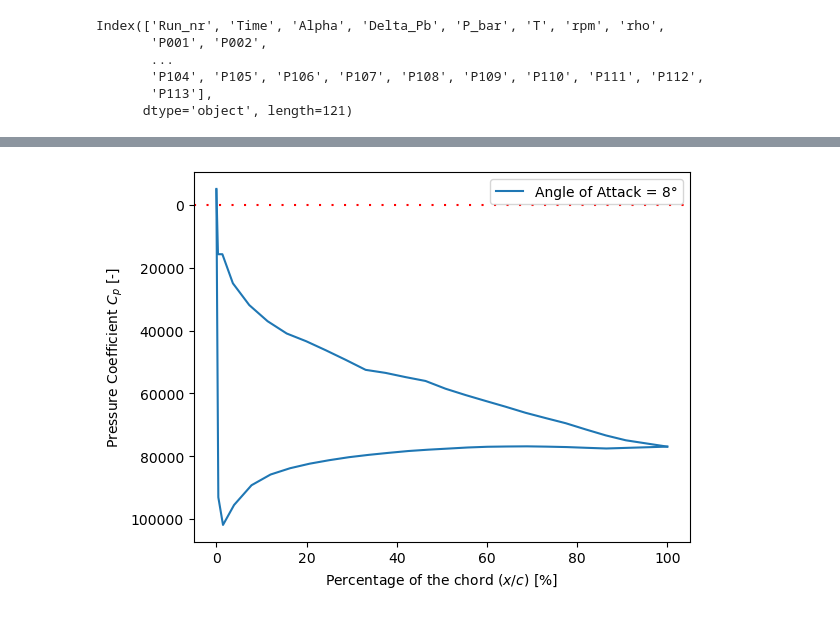
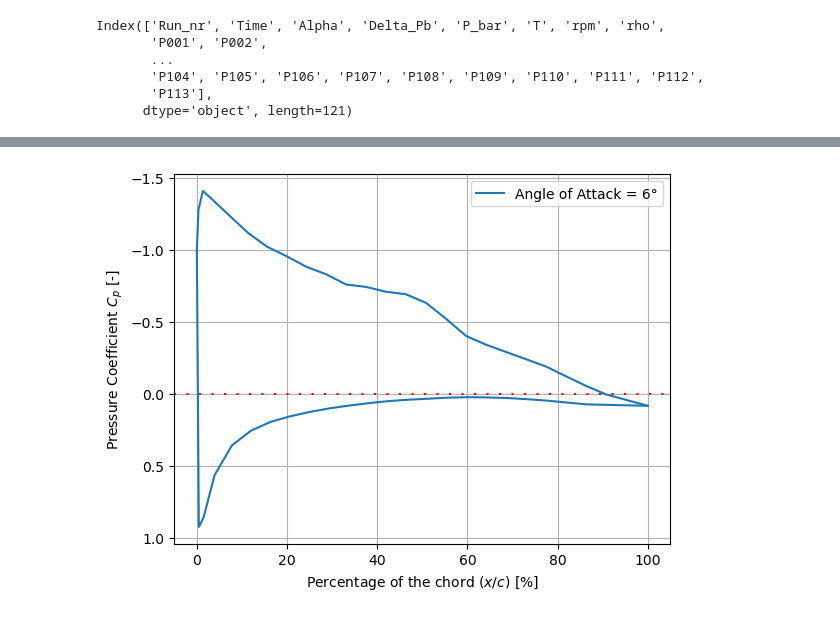
Before and after one commit to federicoangioni/LSWTT, a Jupyter notebook: processing.ipynb, the cells around one changed output, grey strips where cells are left out. Saved outputs shown, nothing was run; the diff lists cells and outputs as text; code cells hidden in the pictures.

```diff
--- a/processing.ipynb
+++ b/processing.ipynb
@@ -88,4 +52,2 @@ current, current['P097']
 # %%
-current['q_inf'] = 0.211804 + 1.928442*current['Delta_Pb'] + 1.879374 *10**(-4) * (current['Delta_Pb'])**2 # in pascal
-
-current
+pressures['q_inf'] = 0.211804 + 1.928442*pressures['Delta_Pb'] + 1.879374 *10**(-4) * (pressures['Delta_Pb'])**2 # in pascal
@@ -103,4 +54,2 @@ Name: p_s, dtype: float64
 # %%
-current.loc[:, 'P001':'P049'] = (current.loc[:, 'P001':'P049']).add(current.loc[:, 'P_bar'] * 1e2, axis=0)
-
-current
+pressures.loc[:, 'P001':'P113'] = (pressures.loc[:, 'P001':'P113']).add(pressures.loc[:, 'P_bar'] * 1e2, axis=0)
@@ -117,2 +56,6 @@ current
+# %%
+pressures['p_s'] = pressures['P097'] - pressures['q_inf']
 # %%
-current.loc[:, 'P001':'P049'] = (current.loc[:, 'P001':'P049']).subtract(current.loc[:, 'p_s'], axis=0)
+cp_distributions = pressures.copy()
+
+cp_distributions.loc[:, 'P001':'P049'] = ((pressures.loc[:, 'P001':'P049']).subtract(pressures.loc[:, 'p_s'], axis=0)).div(pressures.loc[:, 'q_inf'], axis = 0)
@@ -125,15 +66,27 @@ current
 # %%
-upper = current.loc[:, 'P001':'P025'].to_numpy().flatten()
-lower = current.loc[:, 'P026':'P049'].to_numpy().flatten()
+aoa = 6
 
-plt.plot(airfoil_ports['x'][0:25], upper, color= 'tab:blue', label=f'Angle of Attack = {aoa}°')
-plt.plot(airfoil_ports['x'][25:49], lower, color= 'tab:blue')
+if aoa in pressures['Alpha'].values:
+    temp = cp_distributions[cp_distributions['Alpha'] == aoa].copy(deep=True).reset_index()
+else:
+    raise Exception('This angle of attack was not measured during the test or the number is inserted incorrectly')
+
+colors = ['tab:blue', 'tab:orange']
+
+for i in range(len(temp)):
+    upper = temp.loc[i, 'P001':'P025'].to_numpy().flatten()
+    lower = temp.loc[i, 'P026':'P049'].to_numpy().flatten()
+
+    plt.plot(airfoil_ports['x'][0:25], upper, color= colors[i], label=f'Angle of Attack = {aoa}°')
+    plt.plot(airfoil_ports['x'][25:49], lower, color= colors[i])
+
 plt.axhline(0.0, linestyle=(0, (1, 5)), color='red')
+plt.grid()
 plt.xlabel('Percentage of the chord $(x/c)$ [%]')
 plt.ylabel(r'Pressure Coefficient $C_p$ [-]')
 plt.gca().invert_yaxis()
 
 plt.legend()
 plt.show()
 # %% [output]
-[figure, old version]
+[figure, new version]
```
Also changed, not shown: parts of 15 cells of this notebook, 1 other file.
